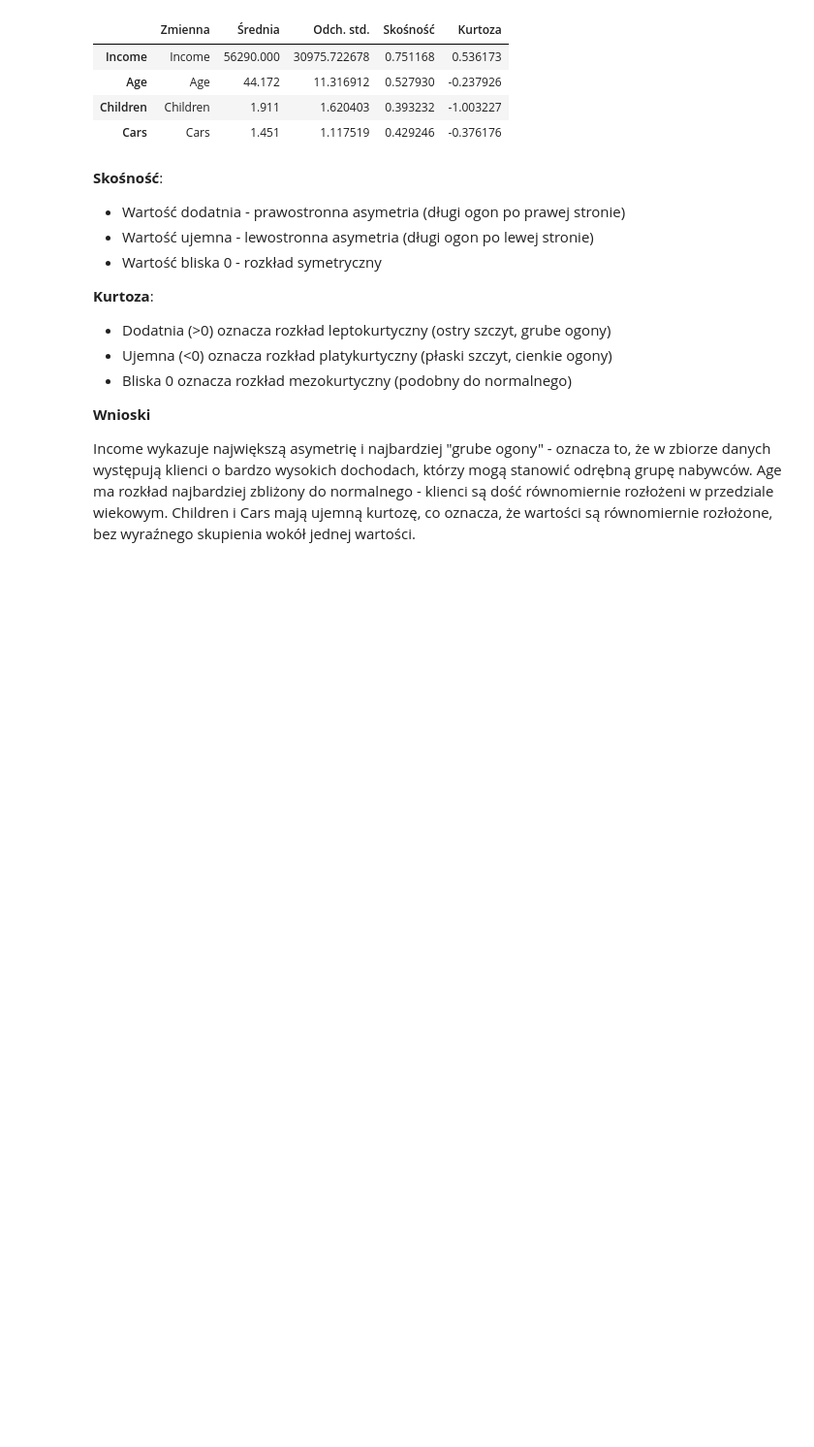
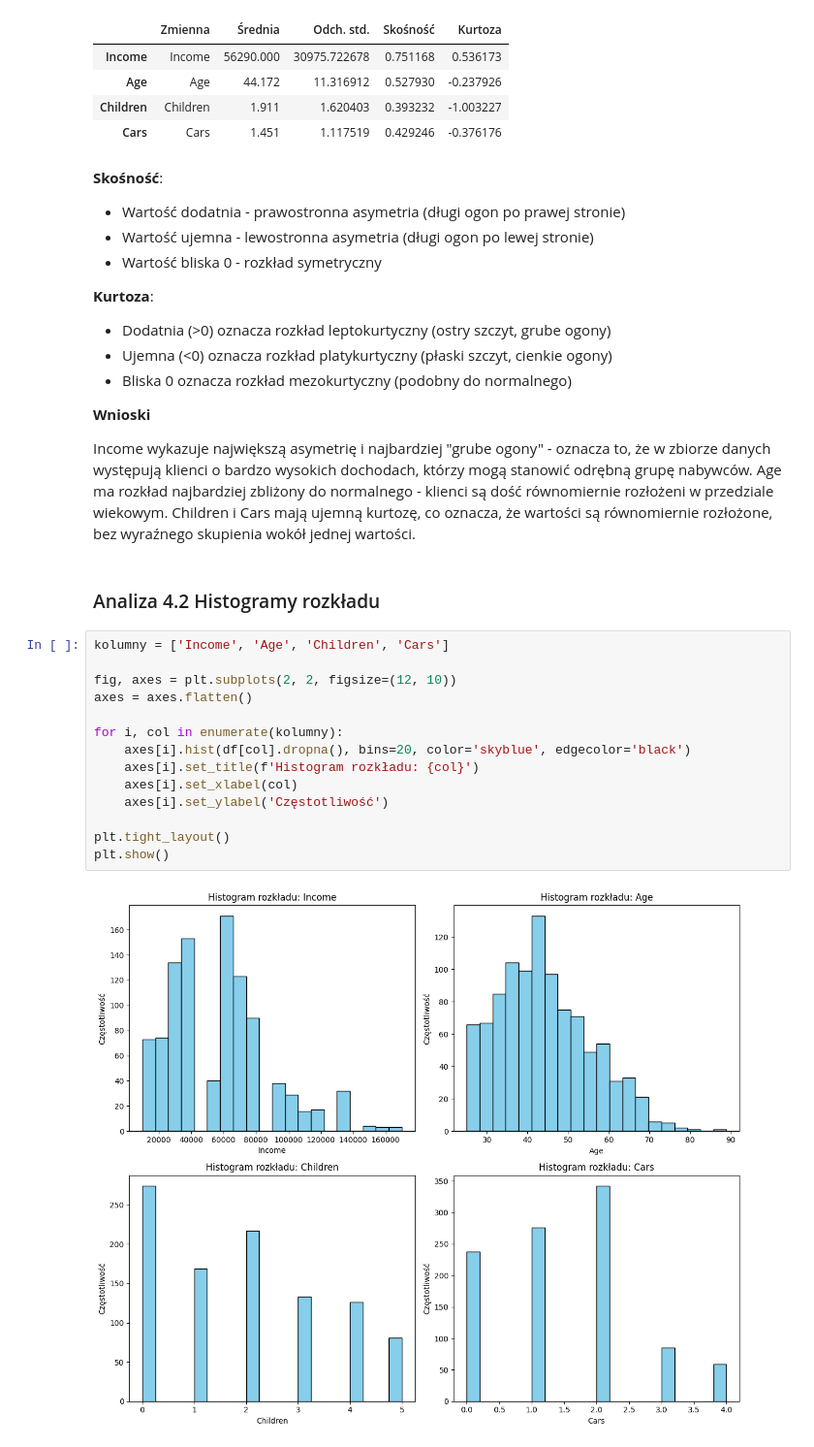
Before and after one commit to turekzuzanna32-05/Projekt---Rowery, a Jupyter notebook: 3. Analiza opisowa.ipynb, the cells around one changed output. Shown at 97% size. Saved outputs shown, nothing was run; the diff lists cells and outputs as text; blank space fills up the shorter version.

```diff
--- a/3. Analiza opisowa.ipynb
+++ b/3. Analiza opisowa.ipynb
@@ -107,3 +108,21 @@ miary_ksztaltu
 Income wykazuje największą asymetrię i najbardziej "grube ogony" - oznacza to, że w zbiorze danych występują klienci o bardzo wysokich dochodach, którzy mogą stanowić odrębną grupę nabywców.
 Age ma rozkład najbardziej zbliżony do normalnego - klienci są dość równomiernie rozłożeni w przedziale wiekowym.
 Children i Cars mają ujemną kurtozę, co oznacza, że wartości są równomiernie rozłożone, bez wyraźnego skupienia wokół jednej wartości.
+# %% [markdown]
+### Analiza 4.2 Histogramy rozkładu
+# %%
+kolumny = ['Income', 'Age', 'Children', 'Cars']
+
+fig, axes = plt.subplots(2, 2, figsize=(12, 10))
+axes = axes.flatten()
+
+for i, col in enumerate(kolumny):
+    axes[i].hist(df[col].dropna(), bins=20, color='skyblue', edgecolor='black')
+    axes[i].set_title(f'Histogram rozkładu: {col}')
+    axes[i].set_xlabel(col)
+    axes[i].set_ylabel('Częstotliwość')
+
+plt.tight_layout()
+plt.show()
+# %% [output]
+[figure, added]
```
Also changed, not shown: parts of 2 cells of this notebook, 3 other files.
